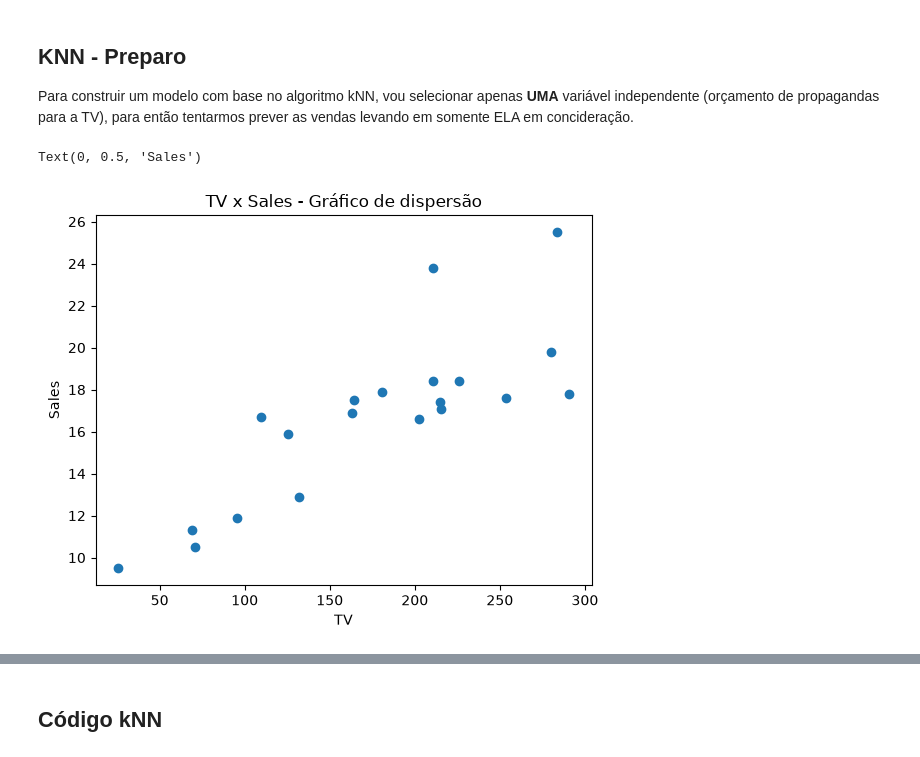
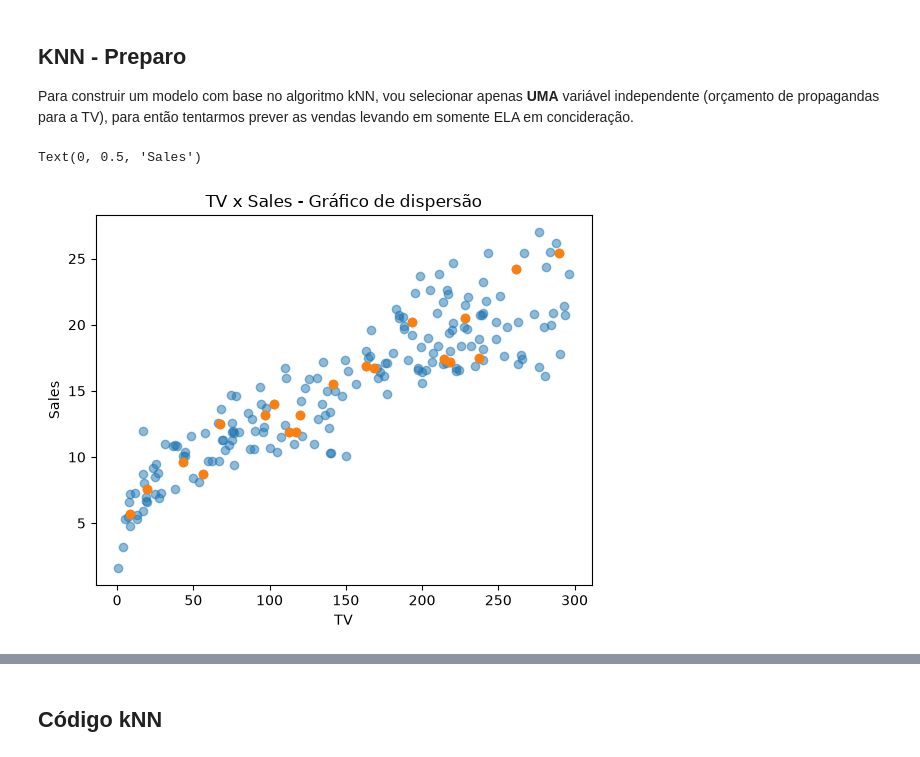
Before and after one commit to Chamone26/Intro_to_Data_Science_Notes, a Jupyter notebook: Class_1_KNN.ipynb, the cells around one changed output, grey strips where cells are left out. Saved outputs shown, nothing was run; the diff lists cells and outputs as text; code cells hidden in the pictures.

```diff
--- a/Class_1_KNN.ipynb
+++ b/Class_1_KNN.ipynb
@@ -82,19 +82,20 @@ Para construir um modelo com base no algoritmo kNN, vou selecionar apenas **UMA*
 # %%
 import matplotlib.pyplot as plt
 
 x = df['TV']
 y = df['Sales']
 
 # separando amostras de 10% do dataset para x e y.
 # O parâmetro random_state é usado para garantir que a amostra seja a mesma em diferentes execuções do código.
-sample_x = x.sample(frac=.1, random_state=1)
-sample_y = y.sample(frac=.1, random_state=1)
+sample_x = x.sample(frac=.1, random_state=12)
+sample_y = y.sample(frac=.1, random_state=12)
 
 # o gráfico de dispersão
+plt.scatter(x, y, alpha=0.5)
 plt.scatter(sample_x, sample_y)
 plt.title('TV x Sales - Gráfico de dispersão')
 plt.xlabel('TV')
 plt.ylabel('Sales')
 # %% [output]
 Text(0, 0.5, 'Sales')
-[figure, old version]
+[figure, new version]
```
Also changed, not shown: parts of 3 cells of this notebook.
